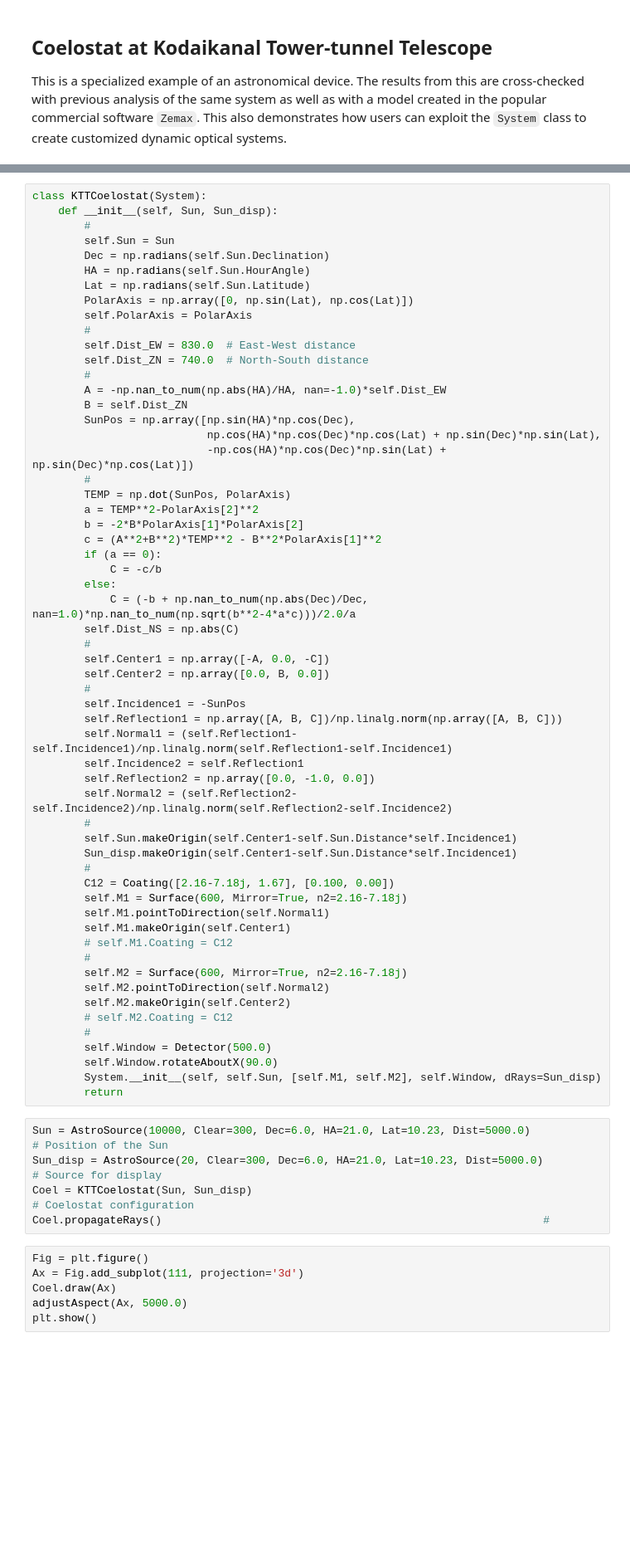
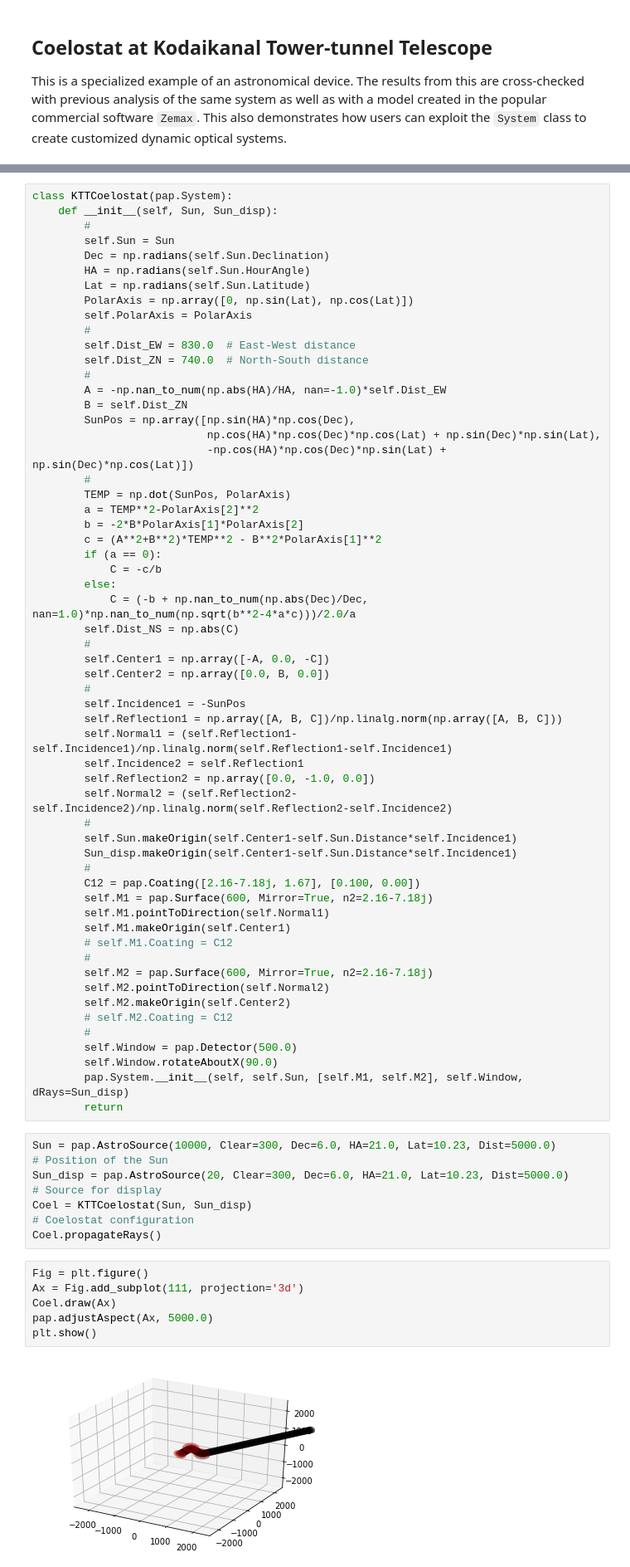
Before and after one commit to hemanthpruthvi/PyAstroPol, a Jupyter notebook: Examples/11_KTTCoelostat.ipynb, the cells around one changed output, grey strips where cells are left out. Shown at 83% size. Drawn from its saved outputs; the diff is of its cells as text; blank space fills up the shorter version.

```diff
--- a/Examples/11_KTTCoelostat.ipynb
+++ b/Examples/11_KTTCoelostat.ipynb
@@ -19,5 +18,5 @@ roundOffDisplay(5)
 # %%
-class KTTCoelostat(System):
+class KTTCoelostat(pap.System):
     def __init__(self, Sun, Sun_disp):
         #
         self.Sun = Sun
@@ -59,32 +58,34 @@ class KTTCoelostat(System):
         self.Sun.makeOrigin(self.Center1-self.Sun.Distance*self.Incidence1)
         Sun_disp.makeOrigin(self.Center1-self.Sun.Distance*self.Incidence1)
         #
-        C12 = Coating([2.16-7.18j, 1.67], [0.100, 0.00])
-        self.M1 = Surface(600, Mirror=True, n2=2.16-7.18j)
+        C12 = pap.Coating([2.16-7.18j, 1.67], [0.100, 0.00])
+        self.M1 = pap.Surface(600, Mirror=True, n2=2.16-7.18j)
         self.M1.pointToDirection(self.Normal1)
         self.M1.makeOrigin(self.Center1)
         # self.M1.Coating = C12
         #
-        self.M2 = Surface(600, Mirror=True, n2=2.16-7.18j)
+        self.M2 = pap.Surface(600, Mirror=True, n2=2.16-7.18j)
         self.M2.pointToDirection(self.Normal2)
         self.M2.makeOrigin(self.Center2)
         # self.M2.Coating = C12
         #
-        self.Window = Detector(500.0)
+        self.Window = pap.Detector(500.0)
         self.Window.rotateAboutX(90.0)
-        System.__init__(self, self.Sun, [self.M1, self.M2], self.Window, dRays=Sun_disp)
+        pap.System.__init__(self, self.Sun, [self.M1, self.M2], self.Window, dRays=Sun_disp)
         return
 # %%
-Sun = AstroSource(10000, Clear=300, Dec=6.0, HA=21.0, Lat=10.23, Dist=5000.0)             # Position of the Sun
-Sun_disp = AstroSource(20, Clear=300, Dec=6.0, HA=21.0, Lat=10.23, Dist=5000.0)           # Source for display
-Coel = KTTCoelostat(Sun, Sun_disp)                                                          # Coelostat configuration
-Coel.propagateRays()                                                           #
+Sun = pap.AstroSource(10000, Clear=300, Dec=6.0, HA=21.0, Lat=10.23, Dist=5000.0)       # Position of the Sun
+Sun_disp = pap.AstroSource(20, Clear=300, Dec=6.0, HA=21.0, Lat=10.23, Dist=5000.0)     # Source for display
+Coel = KTTCoelostat(Sun, Sun_disp)                                                      # Coelostat configuration
+Coel.propagateRays()
 # %%
 Fig = plt.figure()
 Ax = Fig.add_subplot(111, projection='3d')
 Coel.draw(Ax)
-adjustAspect(Ax, 5000.0)
+pap.adjustAspect(Ax, 5000.0)
 plt.show()
+# %% [output]
+[figure, added]
 # %%
 MM, Tra = Coel.getSystemMuellerMatrix()
 print('Mueller matrix is : \n', MM)
```
Also changed, not shown: parts of 2 cells of this notebook, 11 other files.
